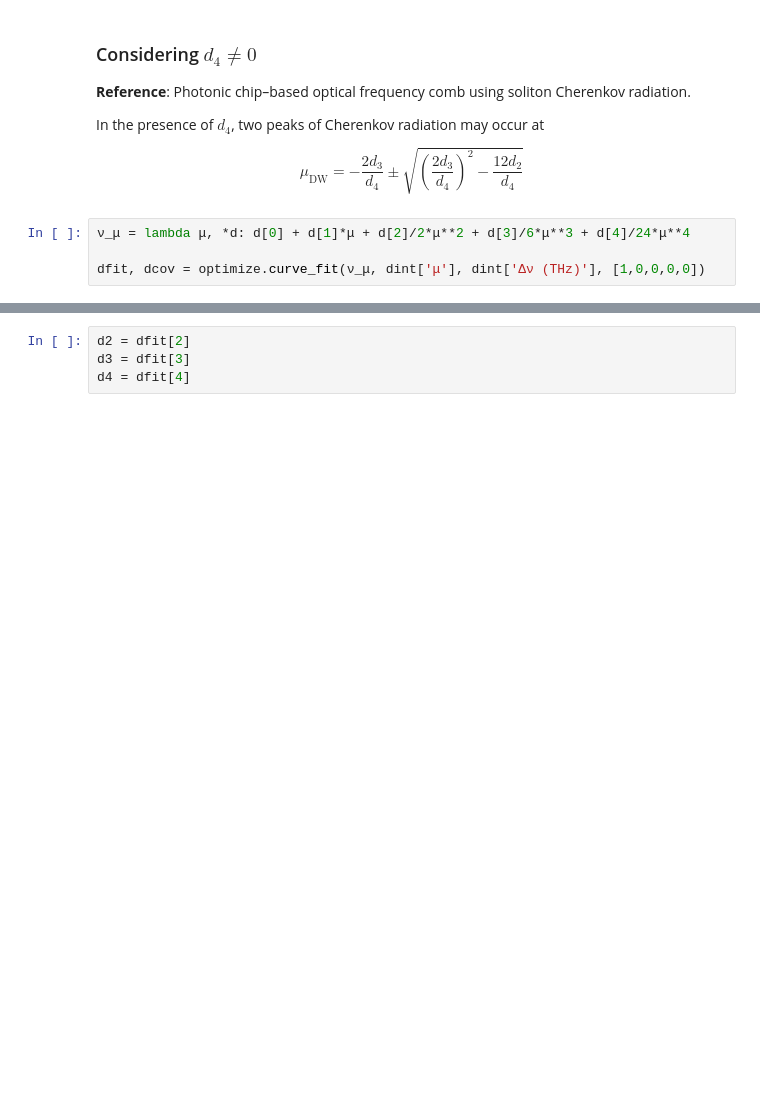
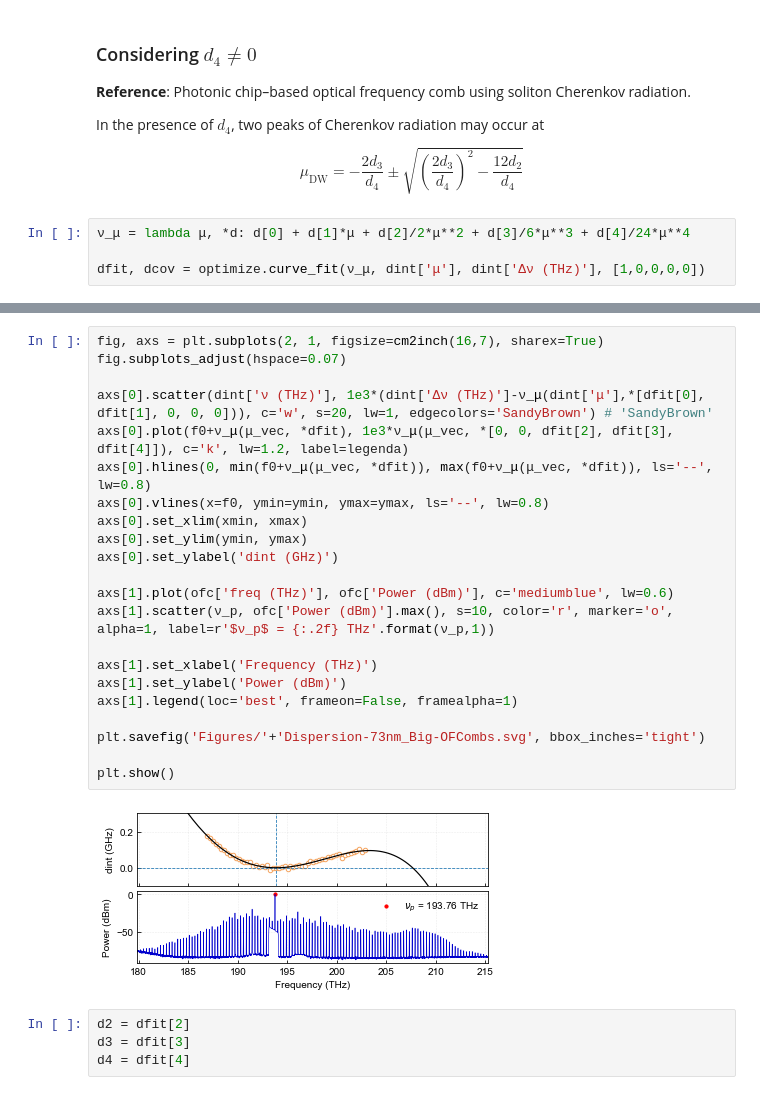
Before and after one commit to marvync/PhD-jupyter-notebooks, a Jupyter notebook: Cherenkov radiation.ipynb, the cells around one changed output, grey strips where cells are left out. Drawn from its saved outputs; the diff is of its cells as text; blank space fills up the shorter version.

```diff
--- a/Cherenkov radiation.ipynb
+++ b/Cherenkov radiation.ipynb
@@ -127,3 +127,27 @@ plt.show()
+# %%
+fig, axs = plt.subplots(2, 1, figsize=cm2inch(16,7), sharex=True)
+fig.subplots_adjust(hspace=0.07)
+
+axs[0].scatter(dint['ν (THz)'], 1e3*(dint['Δν (THz)']-ν_μ(dint['μ'],*[dfit[0], dfit[1], 0, 0, 0])), c='w', s=20, lw=1, edgecolors='SandyBrown') # 'SandyBrown'
+axs[0].plot(f0+ν_μ(μ_vec, *dfit), 1e3*ν_μ(μ_vec, *[0, 0, dfit[2], dfit[3], dfit[4]]), c='k', lw=1.2, label=legenda)
+axs[0].hlines(0, min(f0+ν_μ(μ_vec, *dfit)), max(f0+ν_μ(μ_vec, *dfit)), ls='--', lw=0.8)
+axs[0].vlines(x=f0, ymin=ymin, ymax=ymax, ls='--', lw=0.8)
+axs[0].set_xlim(xmin, xmax)
+axs[0].set_ylim(ymin, ymax)
+axs[0].set_ylabel('dint (GHz)')
+
+axs[1].plot(ofc['freq (THz)'], ofc['Power (dBm)'], c='mediumblue', lw=0.6)
+axs[1].scatter(ν_p, ofc['Power (dBm)'].max(), s=10, color='r', marker='o', alpha=1, label=r'$ν_p$ = {:.2f} THz'.format(ν_p,1))
+
+axs[1].set_xlabel('Frequency (THz)')
+axs[1].set_ylabel('Power (dBm)')
+axs[1].legend(loc='best', frameon=False, framealpha=1)
+
+plt.savefig('Figures/'+'Dispersion-73nm_Big-OFCombs.svg', bbox_inches='tight')
+
+plt.show()
+# %% [output]
+[figure, added]
 # %%
 d2 = dfit[2]
 d3 = dfit[3]
```
Also changed, not shown: parts of 13 cells of this notebook, 14 other files.
